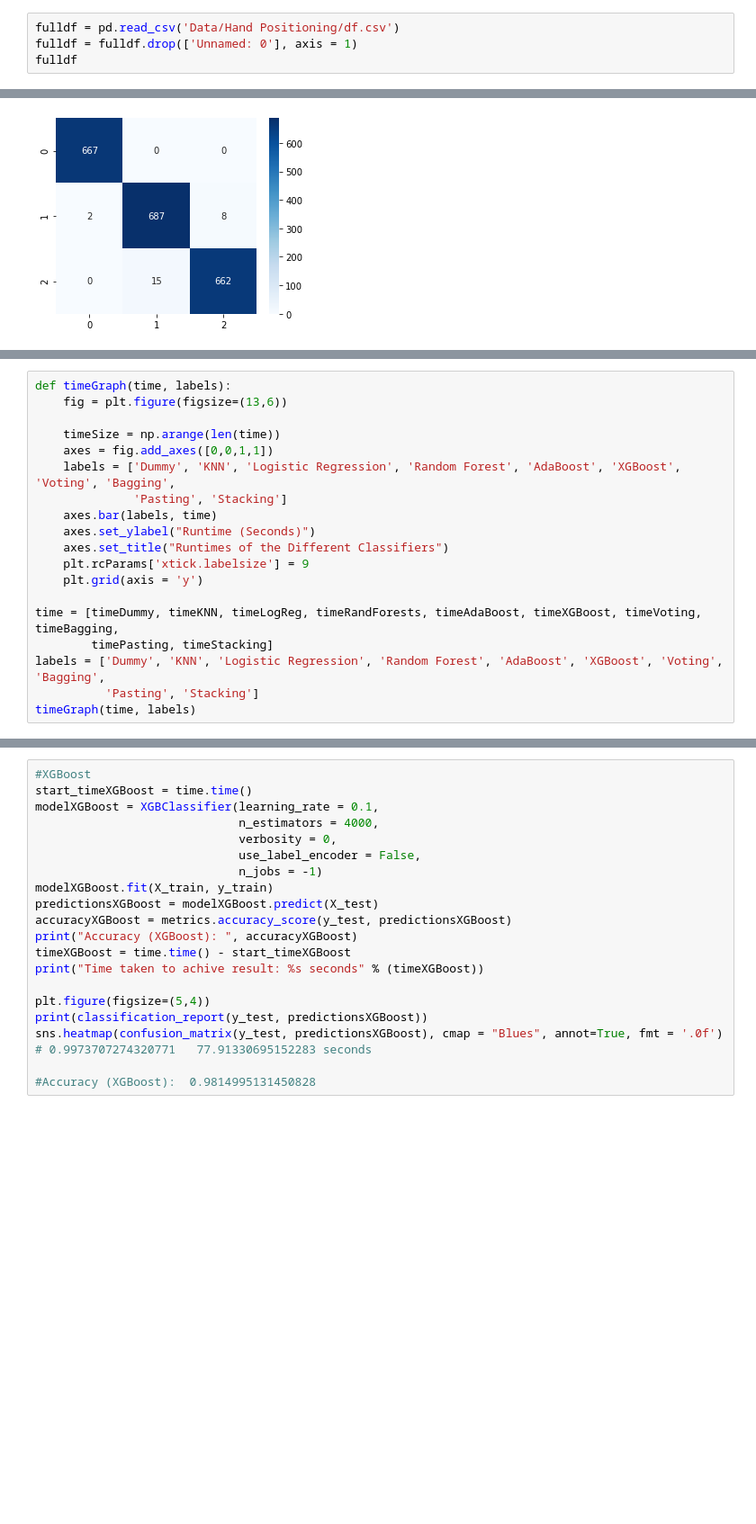
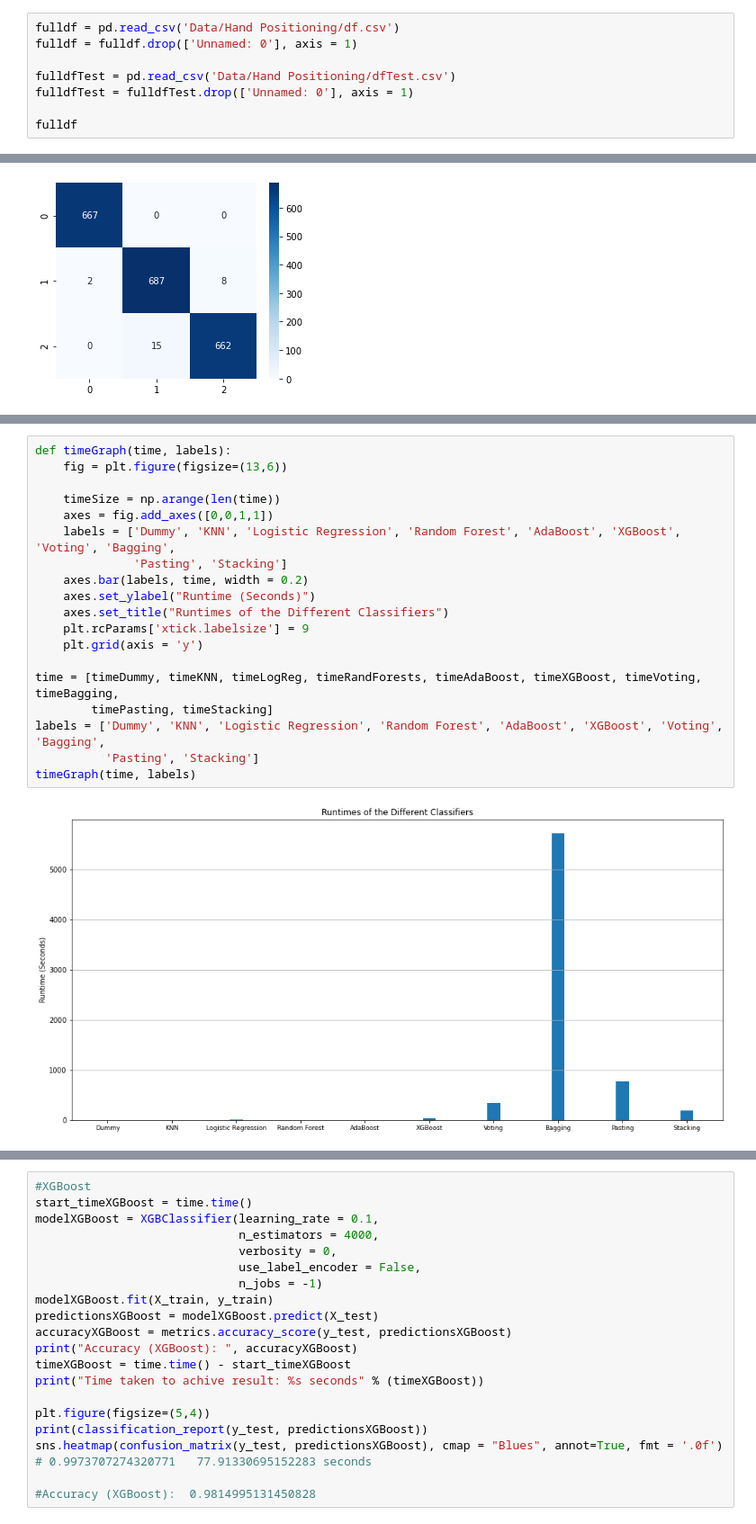
Before and after one commit to appeldaniel1998/Data-Visualization-Final-Project, a Jupyter notebook: Hand Positioning.ipynb, the cells around one changed output, grey strips where cells are left out. Shown at 90% size. Saved outputs shown, nothing was run; the diff lists cells and outputs as text; blank space fills up the shorter version.

Commit message:
Update Hand Positioning.ipynb
Continued work on clf choosing

```diff
--- a/Hand Positioning.ipynb
+++ b/Hand Positioning.ipynb
@@ -478,6 +479,10 @@ fulldf.to_csv('Data/Hand Positioning/df.csv')
 # %%
 fulldf = pd.read_csv('Data/Hand Positioning/df.csv')
 fulldf = fulldf.drop(['Unnamed: 0'], axis = 1)
+
+fulldfTest = pd.read_csv('Data/Hand Positioning/dfTest.csv')
+fulldfTest = fulldfTest.drop(['Unnamed: 0'], axis = 1)
+
 fulldf
 # %% [output]
 |  | TimeRight | FrameIDRight | HandTypeRight | #handsRight | PositionXRight | PositionYRight | PositionZRight | ... |
@@ -1191,19 +1018,0 @@ accuraciesGraph([0.98, 0.996])
-# %%
-def timeGraph(time, labels):
-    fig = plt.figure(figsize=(13,6))
-
-    timeSize = np.arange(len(time))
-    axes = fig.add_axes([0,0,1,1])
-    labels = ['Dummy', 'KNN', 'Logistic Regression', 'Random Forest', 'AdaBoost', 'XGBoost', 'Voting', 'Bagging',
-              'Pasting', 'Stacking']
-    axes.bar(labels, time)
-    axes.set_ylabel("Runtime (Seconds)")
-    axes.set_title("Runtimes of the Different Classifiers")
-    plt.rcParams['xtick.labelsize'] = 9
-    plt.grid(axis = 'y')
-
-time = [timeDummy, timeKNN, timeLogReg, timeRandForests, timeAdaBoost, timeXGBoost, timeVoting, timeBagging,
-        timePasting, timeStacking]
-labels = ['Dummy', 'KNN', 'Logistic Regression', 'Random Forest', 'AdaBoost', 'XGBoost', 'Voting', 'Bagging',
-          'Pasting', 'Stacking']
-timeGraph(time, labels)
@@ -1213,0 +1258,21 @@ In this datasetet, many changes can be done at every step to change, improve or
+# %%
+def timeGraph(time, labels):
+    fig = plt.figure(figsize=(13,6))
+
+    timeSize = np.arange(len(time))
+    axes = fig.add_axes([0,0,1,1])
+    labels = ['Dummy', 'KNN', 'Logistic Regression', 'Random Forest', 'AdaBoost', 'XGBoost', 'Voting', 'Bagging',
+              'Pasting', 'Stacking']
+    axes.bar(labels, time, width = 0.2)
+    axes.set_ylabel("Runtime (Seconds)")
+    axes.set_title("Runtimes of the Different Classifiers")
+    plt.rcParams['xtick.labelsize'] = 9
+    plt.grid(axis = 'y')
+
+time = [timeDummy, timeKNN, timeLogReg, timeRandForests, timeAdaBoost, timeXGBoost, timeVoting, timeBagging,
+        timePasting, timeStacking]
+labels = ['Dummy', 'KNN', 'Logistic Regression', 'Random Forest', 'AdaBoost', 'XGBoost', 'Voting', 'Bagging',
+          'Pasting', 'Stacking']
+timeGraph(time, labels)
+# %% [output]
+[figure, added]
```
Also changed, not shown: parts of 76 cells of this notebook.
